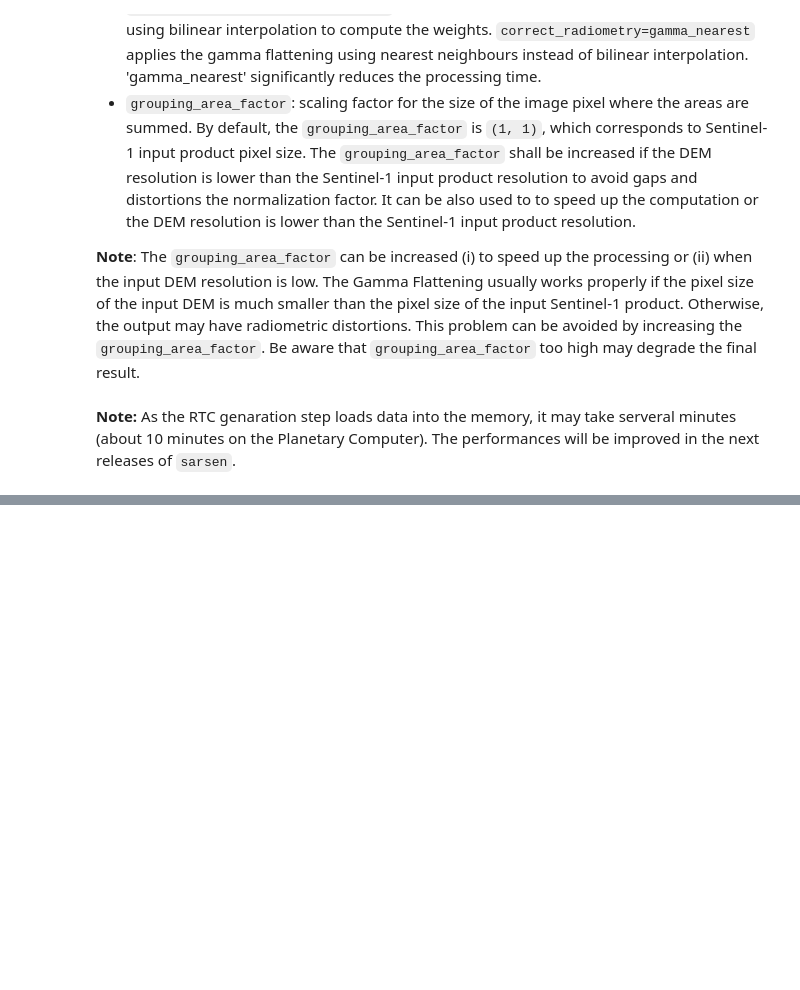
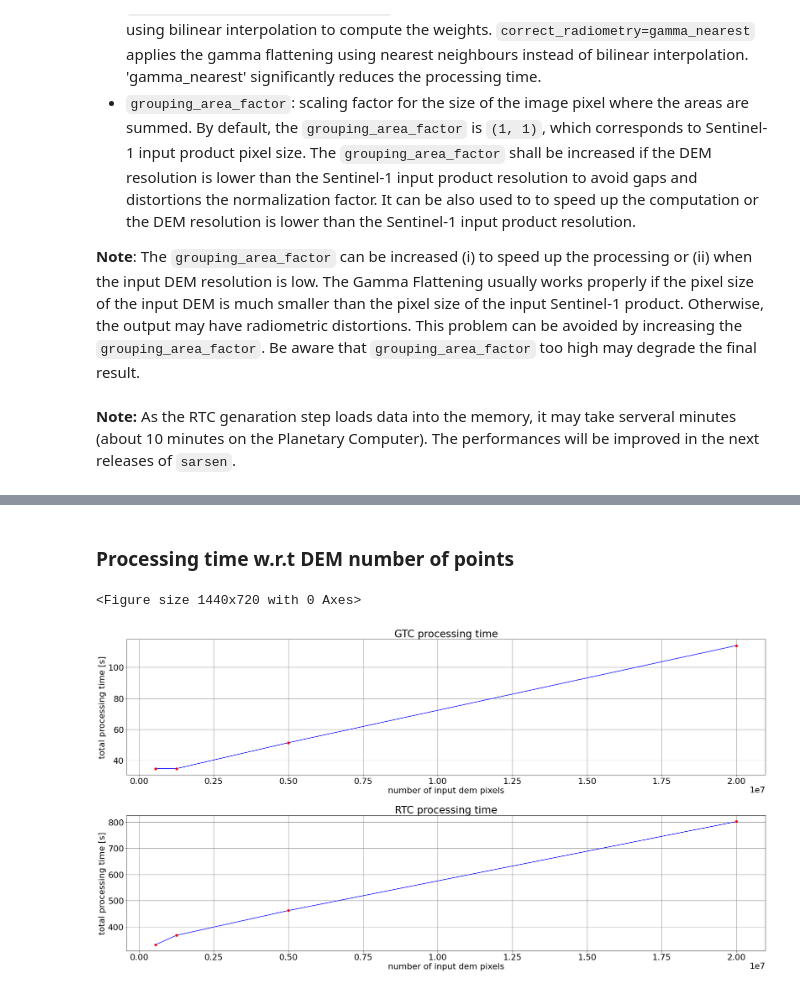
Before and after one commit to bopen/sarsen, a Jupyter notebook: notebooks/exendend_tests_on_processing_time.ipynb, the cells around one changed output, grey strips where cells are left out. Saved outputs shown, nothing was run; the diff lists cells and outputs as text; code cells hidden in the pictures; blank space fills up the shorter version.

Commit message:
update plot processing time

```diff
--- a/notebooks/exendend_tests_on_processing_time.ipynb
+++ b/notebooks/exendend_tests_on_processing_time.ipynb
@@ -20,6 +20,7 @@ Additional dependecies: `sarsen`
 import matplotlib.pyplot as plt
 
 plt.rcParams["figure.figsize"] = (10, 7)
+plt.rcParams.update({"font.size": 22})
 # %%
 import os
 import tempfile
@@ -470,0 +429,42 @@ Text(0, 0.5, 'total processing time [s]')
+# %% [markdown]
+### Processing time w.r.t DEM number of points
+# %%
+plt.figure(figsize=(20, 10))
+
+f, axes = plt.subplots(nrows=2, figsize=(30, 15))
+axes[0].plot(
+    [rtc_05.size, rtc_10.size, rtc_20.size, rtc_30.size],
+    [gtc_05_time, gtc_10_time, gtc_20_time, gtc_30_time],
+    "b",
+)
+axes[0].plot(
+    [rtc_05.size, rtc_10.size, rtc_20.size, rtc_30.size],
+    [gtc_05_time, gtc_10_time, gtc_20_time, gtc_30_time],
+    "ro",
+)
+axes[0].grid(c="gray")
+axes[0].set_title("GTC processing time")
+axes[0].set_xlabel("number of input dem pixels")
+axes[0].set_ylabel("total processing time [s]")
+
+axes[1].plot(
+    [rtc_05.size, rtc_10.size, rtc_20.size, rtc_30.size],
+    [rtc_05_time, rtc_10_time, rtc_20_time, rtc_30_time],
+    "b",
+)
+axes[1].plot(
+    [rtc_05.size, rtc_10.size, rtc_20.size, rtc_30.size],
+    [rtc_05_time, rtc_10_time, rtc_20_time, rtc_30_time],
+    "ro",
+)
+axes[1].grid(c="gray")
+axes[1].set_title("RTC processing time")
+axes[1].set_xlabel("number of input dem pixels")
+axes[1].set_ylabel("total processing time [s]")
+
+
+# set the spacing between subplots
+plt.subplots_adjust(hspace=0.3)
+# %% [output]
+<Figure size 1440x720 with 0 Axes>
+[figure, added]
```
Also changed, not shown: parts of 21 cells of this notebook.
